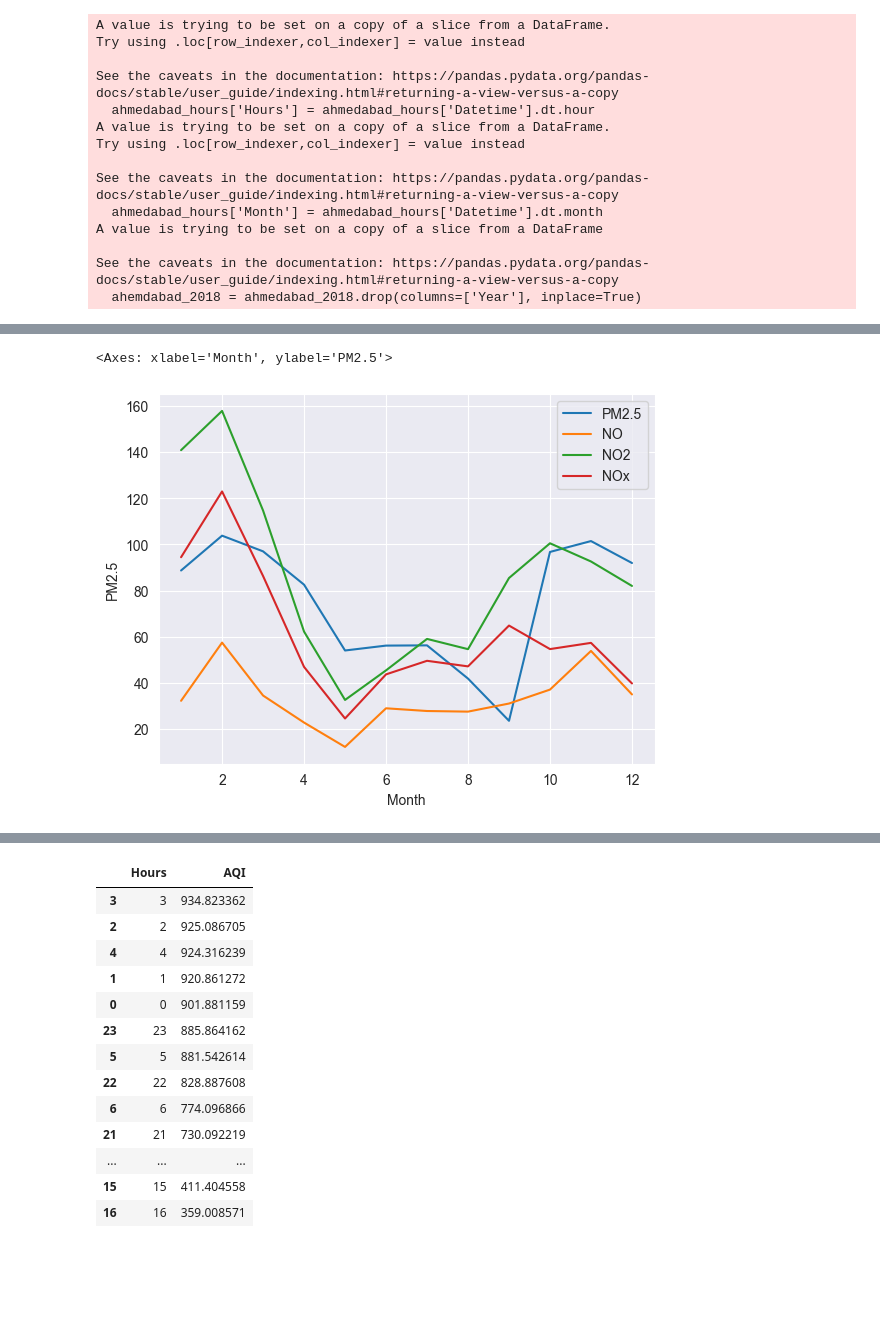
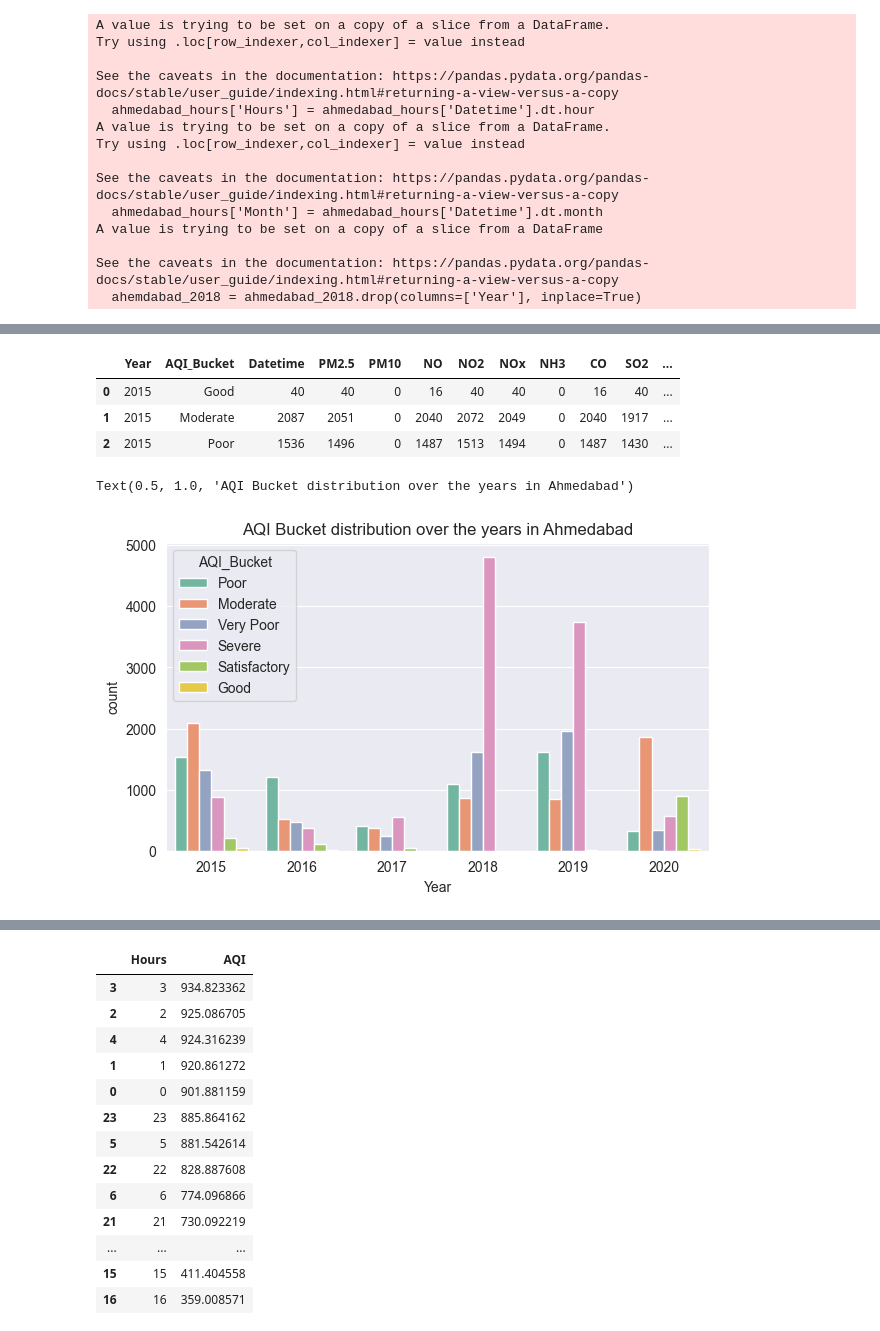
Before and after one commit to faryar251/AQI-Analysis, a Jupyter notebook: AQI_Faryar.ipynb, the cells around one changed output, grey strips where cells are left out. Drawn from its saved outputs; the diff is of its cells as text; code cells hidden in the pictures; blank space fills up the shorter version.

```diff
--- a/AQI_Faryar.ipynb
+++ b/AQI_Faryar.ipynb
@@ -345,21 +352,19 @@ avg_pollutants_new
 | 9 | 10 | 96.716842 | 37.047978 | 100.471025 | 54.608479 | 37.047978 | 77.836222 | 55.422032 | 5.256505 | 20.599363 | 10.109597 | ... |
 | 10 | 11 | 101.430126 | 53.807662 | 92.580411 | 57.302083 | 53.807662 | 60.853782 | 53.159732 | 13.111500 | 41.475611 | 10.975486 | ... |
 | 11 | 12 | 91.920148 | 34.953163 | 81.978482 | 39.719772 | 34.953163 | 55.111152 | 53.801056 | 4.074180 | 32.328280 | 6.945551 | ... |
-# %%
-# fig, ax = plt.subplots(4,3,figsize=(15,8), sharey=True)
-# ax[0,0].plot(x=avg_pollutants_new['Month'],y=avg_pollutants_new['PM2.5'])
-sns.lineplot( x=avg_pollutants_new['Month'], y=avg_pollutants_new['PM2.5'], label='PM2.5')
-# ax[0,0].set_title('PM2.5')
-
-sns.lineplot(x=avg_pollutants_new['Month'], y=avg_pollutants_new['NO'], label='NO')
-# ax[0,1].set_title('NO')
-
-sns.lineplot(x=avg_pollutants_new['Month'], y=avg_pollutants_new['NO2'], label='NO2')
-# ax[0,2].set_title('NO2')
-
-sns.lineplot(x=avg_pollutants_new['Month'], y=avg_pollutants_new['NOx'], label='NOx')
-# ax[1,0].set_title('NOx')
-# %% [output]
-<Axes: xlabel='Month', ylabel='PM2.5'>
-[figure, removed]
+# %%
+yearly_aqibucket = ahmedabad_hours.groupby(['Year', 'AQI_Bucket']).count().reset_index()
+yearly_aqibucket.head(3)
+# %% [output]
+|  | Year | AQI_Bucket | Datetime | PM2.5 | PM10 | NO | NO2 | NOx | NH3 | CO | SO2 | ... |
+| 0 | 2015 | Good | 40 | 40 | 0 | 16 | 40 | 40 | 0 | 16 | 40 | ... |
+| 1 | 2015 | Moderate | 2087 | 2051 | 0 | 2040 | 2072 | 2049 | 0 | 2040 | 1917 | ... |
+| 2 | 2015 | Poor | 1536 | 1496 | 0 | 1487 | 1513 | 1494 | 0 | 1487 | 1430 | ... |
+# %%
+plt.figure(figsize=(7,4))
+sns.countplot(data=ahmedabad_hours, x='Year', hue='AQI_Bucket', palette='Set2')
+plt.title('AQI Bucket distribution over the years in Ahmedabad')
+# %% [output]
+Text(0.5, 1.0, 'AQI Bucket distribution over the years in Ahmedabad')
+[figure, added]
 # %%
```
Also changed, not shown: parts of 11 cells of this notebook, 3 other files.
